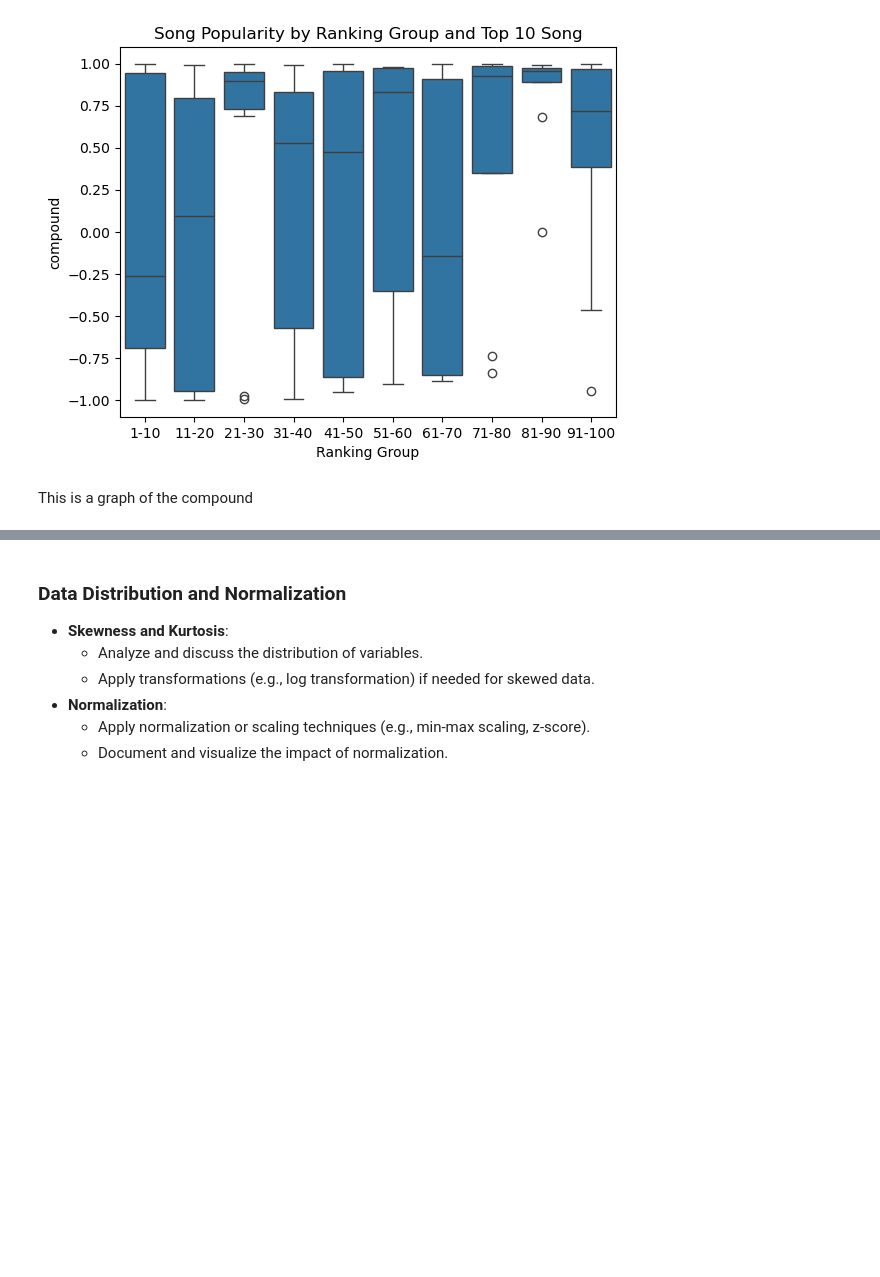
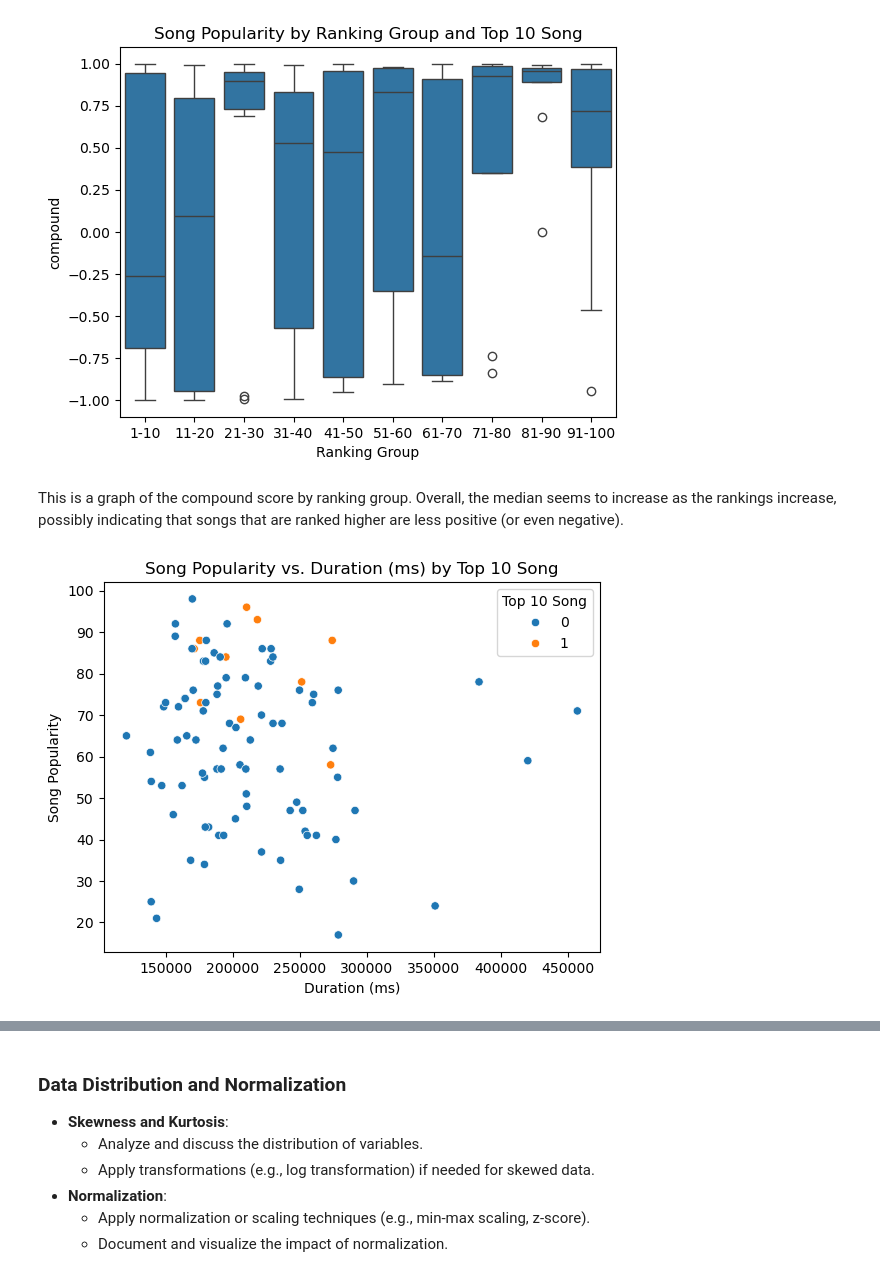
Before and after one commit to satomitheito/Spotify-Song-Analysis, a Jupyter notebook: technical-details/eda/main.ipynb, the cells around one changed output, grey strips where cells are left out. Saved outputs shown, nothing was run; the diff lists cells and outputs as text; code cells hidden in the pictures; blank space fills up the shorter version.

```diff
--- a/technical-details/eda/main.ipynb
+++ b/technical-details/eda/main.ipynb
@@ -313,5 +304,11 @@ plt.title("Compound by Ranking Group")
 plt.show()
 # %% [output]
 [figure]
-# %% [markdown]
-This is a graph of the compound
+# %% [markdown]
+This is a graph of the compound score by ranking group. Overall, the median seems to increase as the rankings increase, possibly indicating that songs that are ranked higher are less positive (or even negative).
+# %%
+sns.scatterplot(x='Duration (ms)', y='Song Popularity', hue='Top 10 Song', data=df_cl)
+plt.title("Song Popularity vs. Duration (ms) by Top 10 Song")
+plt.show()
+# %% [output]
+[figure, added]
```
Also changed, not shown: parts of 7 cells of this notebook, 2 other files.
